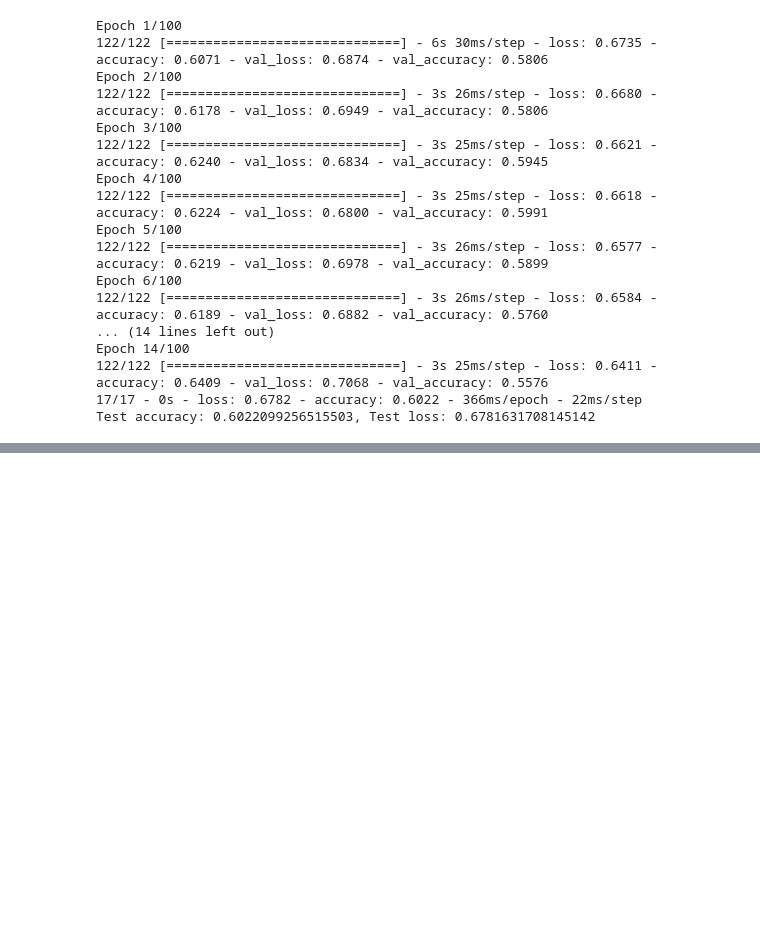
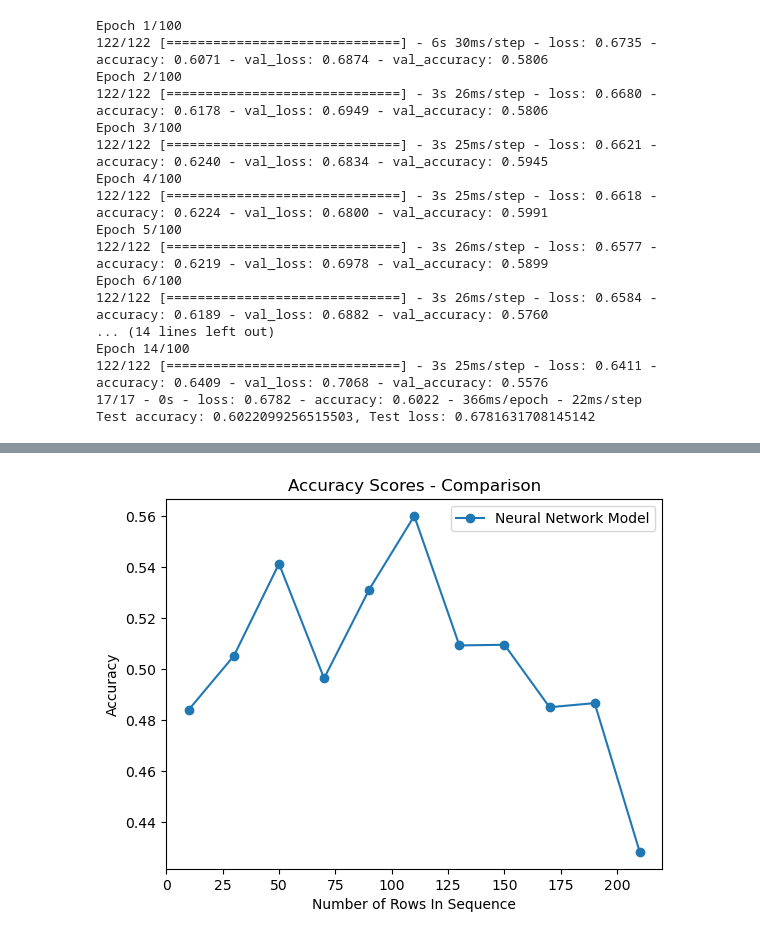
Before and after one commit to Abhinav-kk/StarCraft-Game-Outcome-Prediction, a Jupyter notebook: Project Notebooks/LSTM_Model.ipynb, the cells around one changed output, grey strips where cells are left out. Saved outputs shown, nothing was run; the diff lists cells and outputs as text; code cells hidden in the pictures; blank space fills up the shorter version.

```diff
--- a/Project Notebooks/LSTM_Model.ipynb
+++ b/Project Notebooks/LSTM_Model.ipynb
@@ -140,0 +274,9 @@ model.save("Combined_Replays_LSTM_Model.h5")
+# %%
+plt.plot(range(10, 220, 20),temp, marker='o', linestyle='-', label = "Neural Network Model")
+plt.xlabel('Number of Rows In Sequence')
+plt.ylabel('Accuracy')
+plt.title('Accuracy Scores - Comparison')
+plt.legend()
+plt.show()
+# %% [output]
+[figure, added]
```
Also changed, not shown: parts of 3 cells of this notebook, 4 other files.
